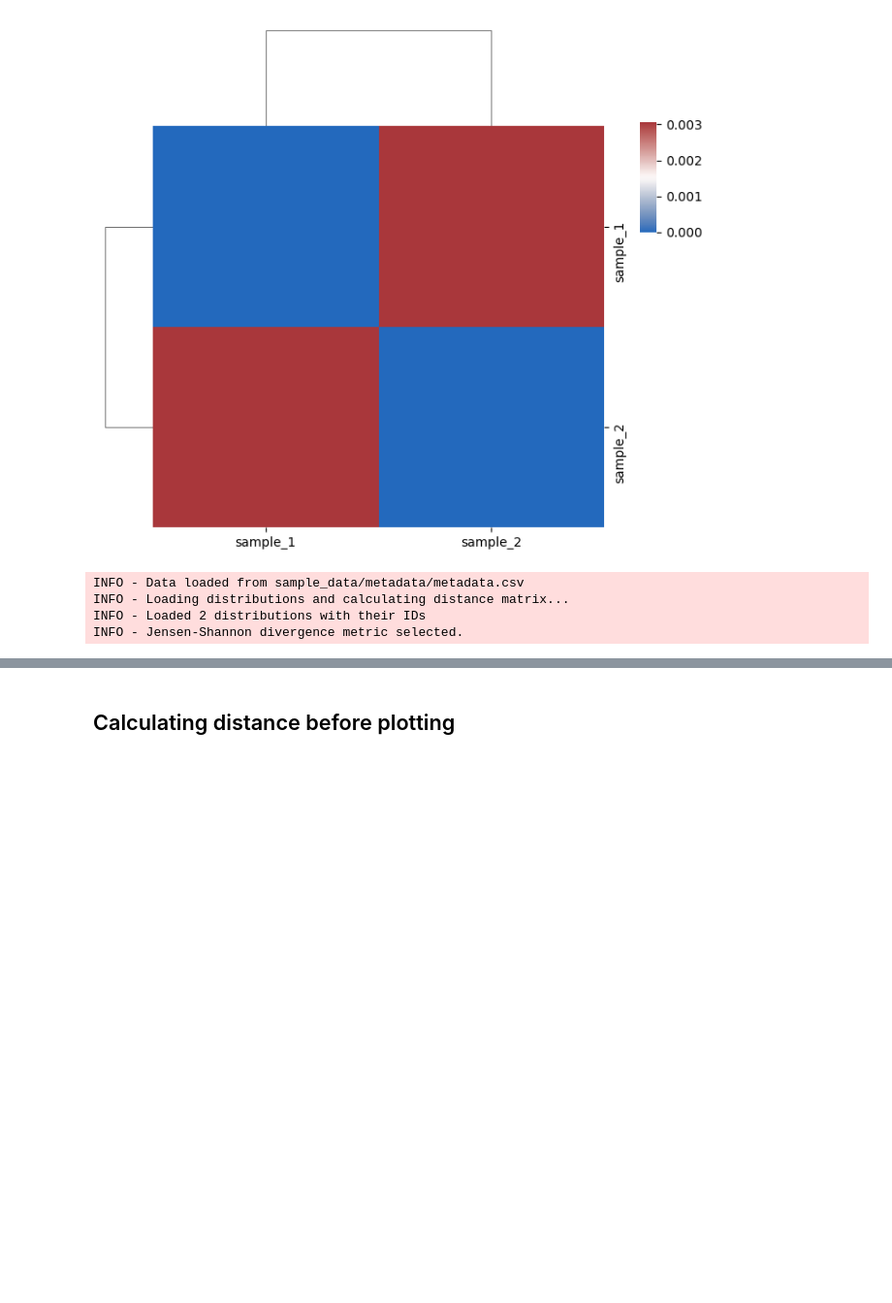
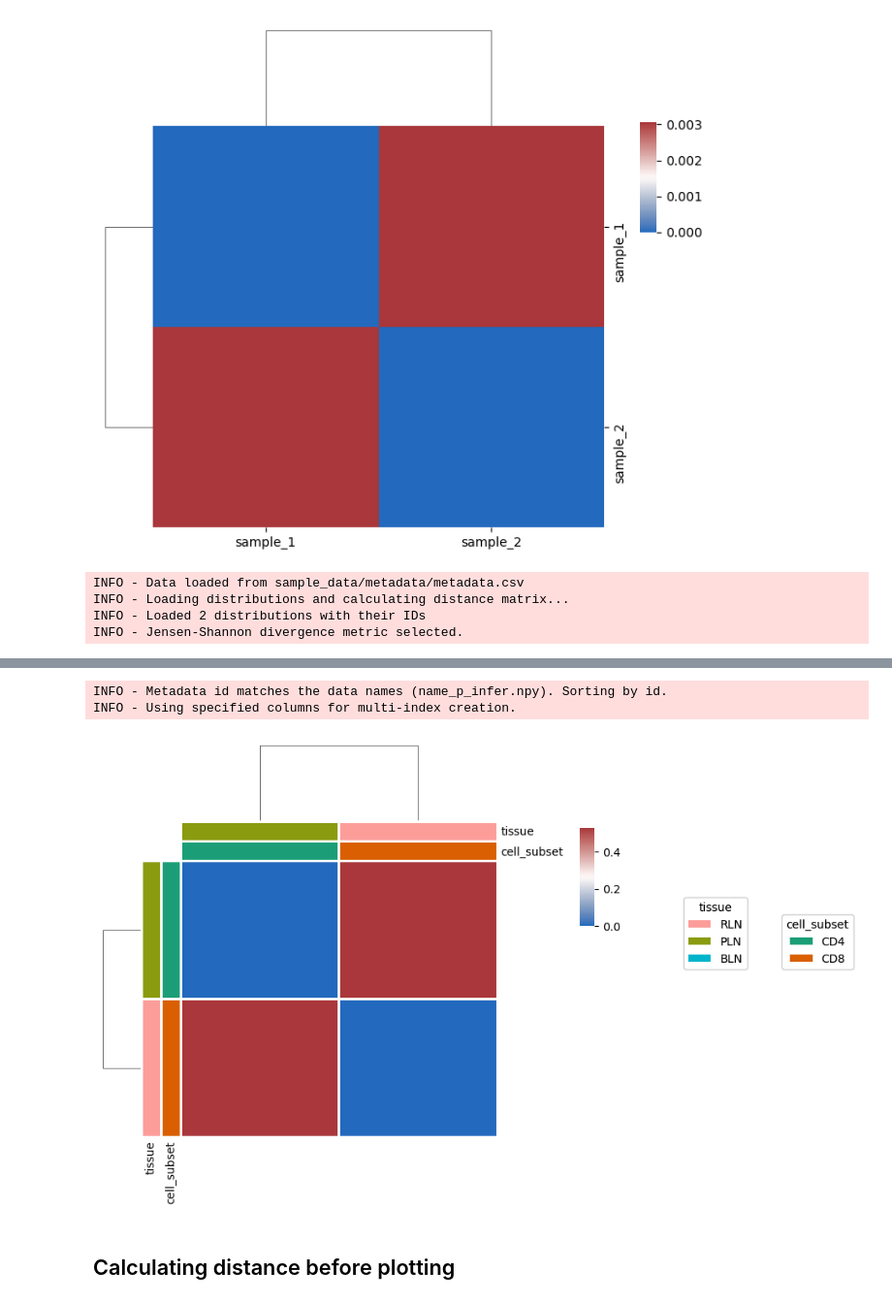
Before and after one commit to i3-unit/TCRpeg_i3, a Jupyter notebook: tutorial_heatmap_pinfer.ipynb, the cells around one changed output, grey strips where cells are left out. Shown at 97% size. Drawn from its saved outputs; the diff is of its cells as text; code cells hidden in the pictures; blank space fills up the shorter version.

```diff
--- a/tutorial_heatmap_pinfer.ipynb
+++ b/tutorial_heatmap_pinfer.ipynb
@@ -58,3 +64,13 @@ INFO - Using all columns for multi-index creation.
+# %%
+plot = plot_heatmap_metadata.run(columns=['tissue', 'cell_subset'],
+                                 palette_mapping=palette,
+                                 linecolor='white', linewidths=2,
+                                 box_color='white',legend_edgecolor=None, colors_ratio=0.05,
+                                 legend_kwargs={'loc': 'lower left', 'bbox_to_anchor': (1.2, 0.5), 'orientation': 'horizontal'})
+# %% [output]
+INFO - Metadata id matches the data names (name_p_infer.npy). Sorting by id.
+INFO - Using specified columns for multi-index creation.
+[figure, added]
 # %% [markdown]
 ## Calculating distance before plotting
 # %%
```
Also changed, not shown: parts of 4 cells of this notebook, 1 other file.
